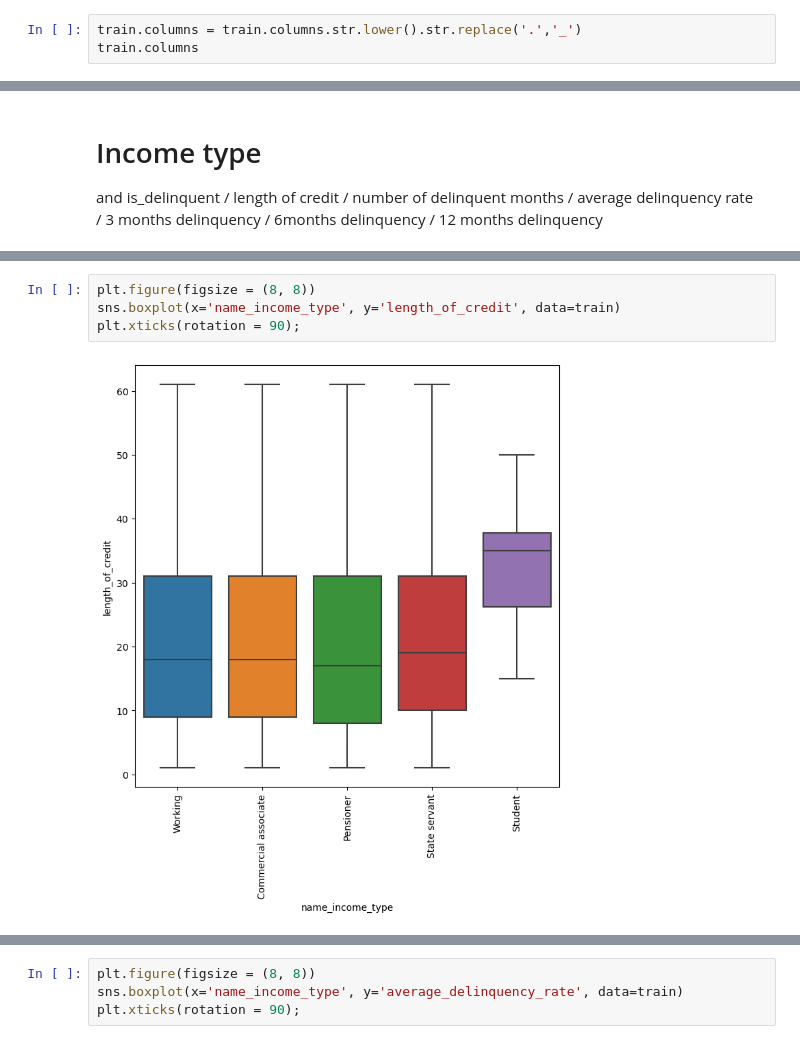
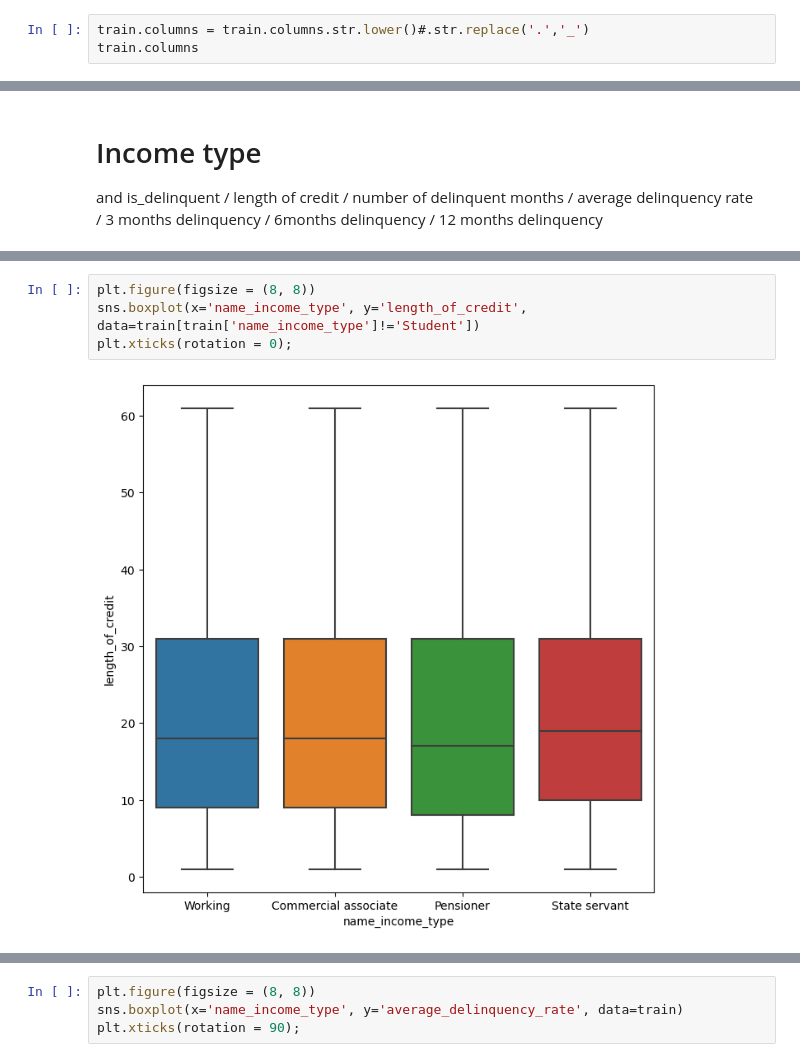
Before and after one commit to gabrielafichtner/credit-card-delinquency, a Jupyter notebook: Notebooks/03 - EDA cleaned data.ipynb, the cells around one changed output, grey strips where cells are left out. Saved outputs shown, nothing was run; the diff lists cells and outputs as text.

```diff
--- a/Notebooks/03 - EDA cleaned data.ipynb
+++ b/Notebooks/03 - EDA cleaned data.ipynb
@@ -17,5 +17,5 @@ train.head()
 # %%
-train.columns = train.columns.str.lower().str.replace('.','_')
+train.columns = train.columns.str.lower()#.str.replace('.','_')
 train.columns
 # %% [output]
 Index(['id', 'is_delinquent', 'length_of_credit',
@@ -186,9 +255,9 @@ and is_delinquent / length of credit / number of delinquent months / average del
 # %%
 plt.figure(figsize = (8, 8))
-sns.boxplot(x='name_income_type', y='length_of_credit', data=train)
-plt.xticks(rotation = 90);
+sns.boxplot(x='name_income_type', y='length_of_credit', data=train[train['name_income_type']!='Student'])
+plt.xticks(rotation = 0);
 # %% [output]
-[figure, old version]
+[figure, new version]
 # %%
 plt.figure(figsize = (8, 8))
 sns.boxplot(x='name_income_type', y='number_of_delinquent_months', data=train[train['number_of_delinquent_months']<25])
```
Also changed, not shown: parts of 42 cells of this notebook, 1 other file.
